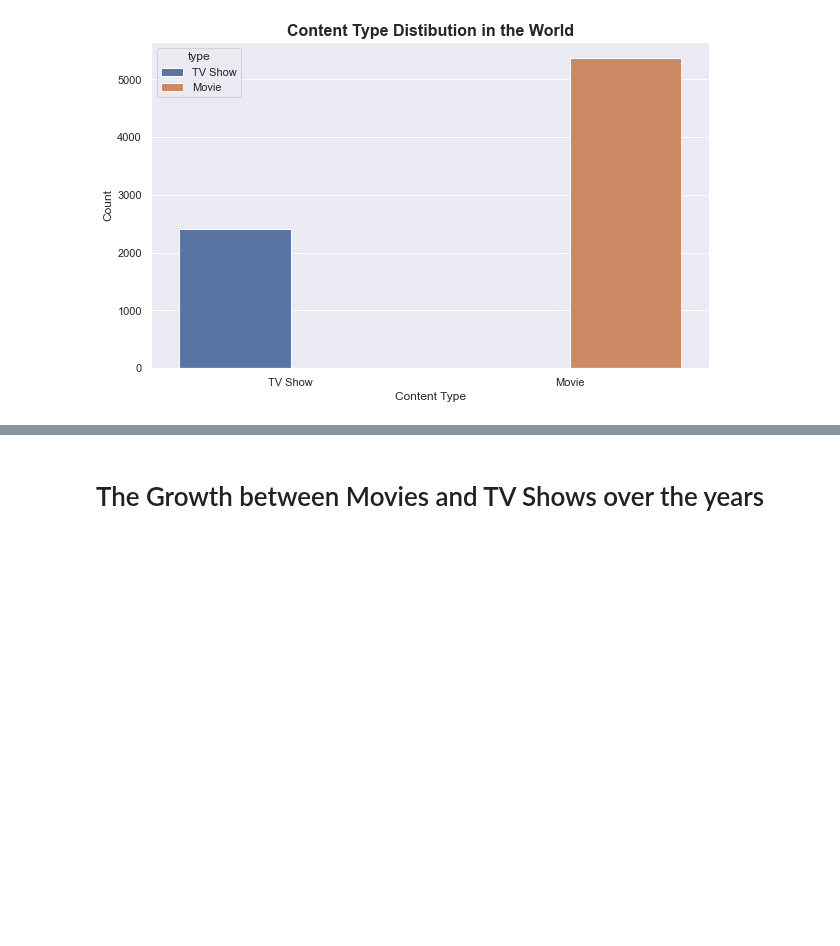
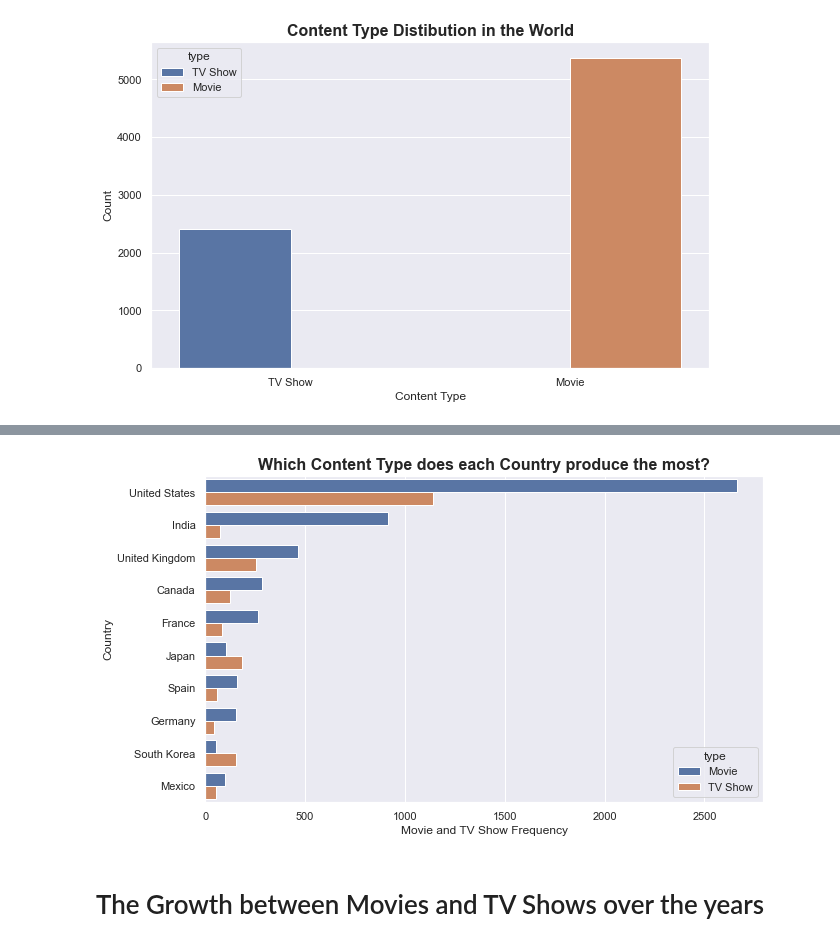
Before and after one commit to AlejandroDeLaCruz/Netflix-Analysis, a Jupyter notebook: Netflix.ipynb, the cells around one changed output, grey strips where cells are left out. Drawn from its saved outputs; the diff is of its cells as text; code cells hidden in the pictures; blank space fills up the shorter version.

```diff
--- a/Netflix.ipynb
+++ b/Netflix.ipynb
@@ -142,0 +195,5 @@ plt.show()
+# %%
+movie_tv_country_count = country_data[country_data['country'].isin(country_top['country'])].value_counts().to_frame()
+movie_tv_country_count.reset_index(level = [0, 1], inplace = True)
+movie_tv_country_count.rename(columns = {0 : 'count'}, inplace = True)
+movie_tv_country_count
@@ -143,3 +218,12 @@ plt.show()
+# %%
+plt.figure(figsize = (10, 6))
+sns.barplot(x = 'count', y = 'country', hue = 'type', data = movie_tv_country_count)
+plt.title('Which Content Type does each Country produce the most?', fontdict = {'fontsize': 16, 'fontweight': 'bold'})
+plt.xlabel('Movie and TV Show Frequency')
+plt.ylabel('Country')
+plt.show()
+# %% [output]
+[figure, added]
 # %% [markdown]
 # The Growth between Movies and TV Shows over the years
 # %%
```
Also changed, not shown: parts of 5 cells of this notebook.
